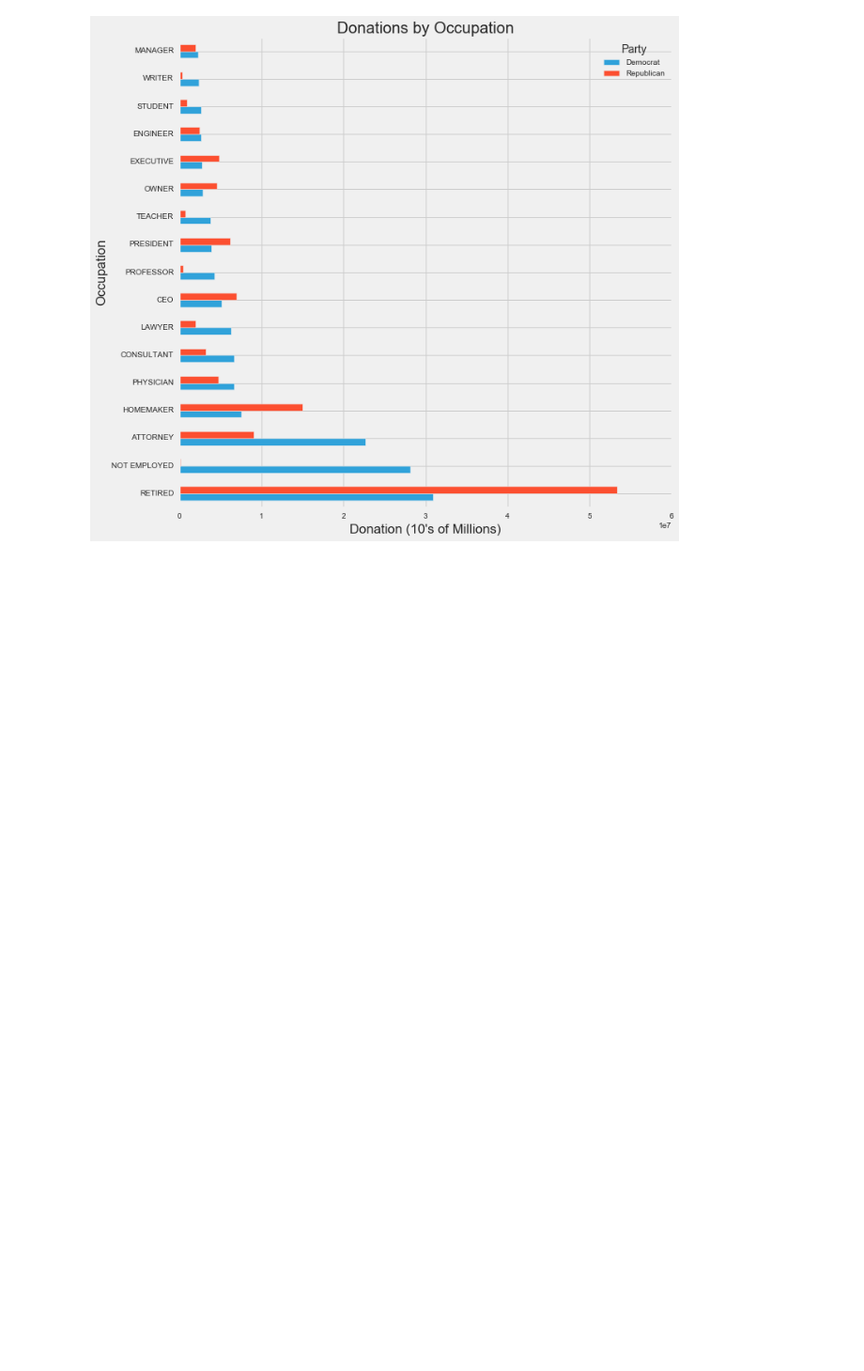
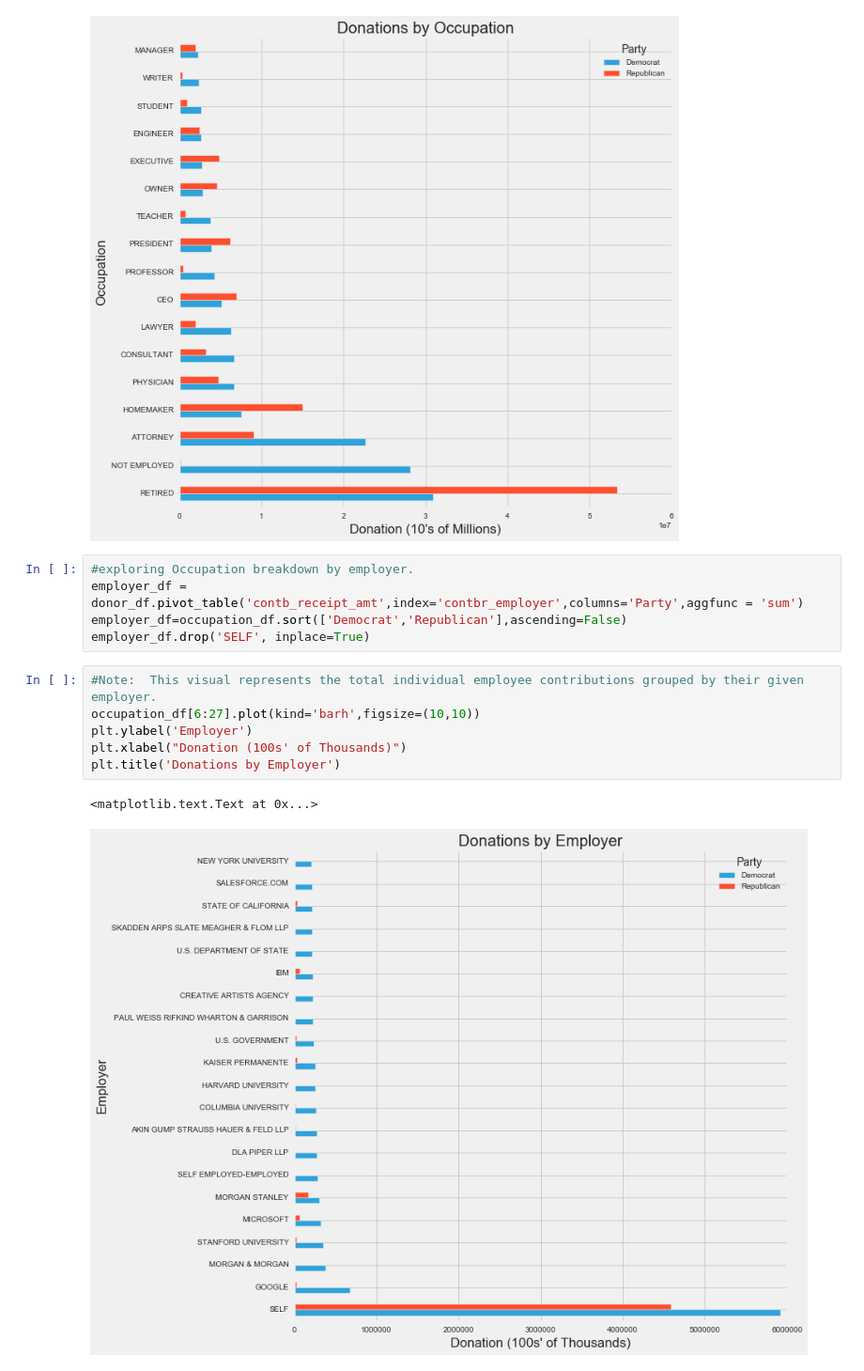
Before and after one commit to TrojanCarp/Election-Analysis, a Jupyter notebook: Election Analysis (Clinton, Trump, Johnson-2016).ipynb, the cells around one changed output. Shown at 94% size. Cells and saved outputs as stored; diff of their text form; blank space fills up the shorter version.

Commit message:
2016 Election Analysis
Added labels and restyled visuals

```diff
--- a/Election Analysis (Clinton, Trump, Johnson-2016).ipynb
+++ b/Election Analysis (Clinton, Trump, Johnson-2016).ipynb
@@ -216,3 +205,17 @@ plt.title('Donations by Occupation')
 # %% [output]
 <matplotlib.text.Text at 0x...>
 [figure]
+# %%
+#exploring Occupation breakdown by employer.
+employer_df = donor_df.pivot_table('contb_receipt_amt',index='contbr_employer',columns='Party',aggfunc = 'sum')
+employer_df=occupation_df.sort(['Democrat','Republican'],ascending=False)
+employer_df.drop('SELF', inplace=True)
+# %%
+#Note:  This visual represents the total individual employee contributions grouped by their given employer.
+occupation_df[6:27].plot(kind='barh',figsize=(10,10))
+plt.ylabel('Employer')
+plt.xlabel("Donation (100s' of Thousands)")
+plt.title('Donations by Employer')
+# %% [output]
+<matplotlib.text.Text at 0x...>
+[figure, added]
```
Also changed, not shown: parts of 5 cells of this notebook.
